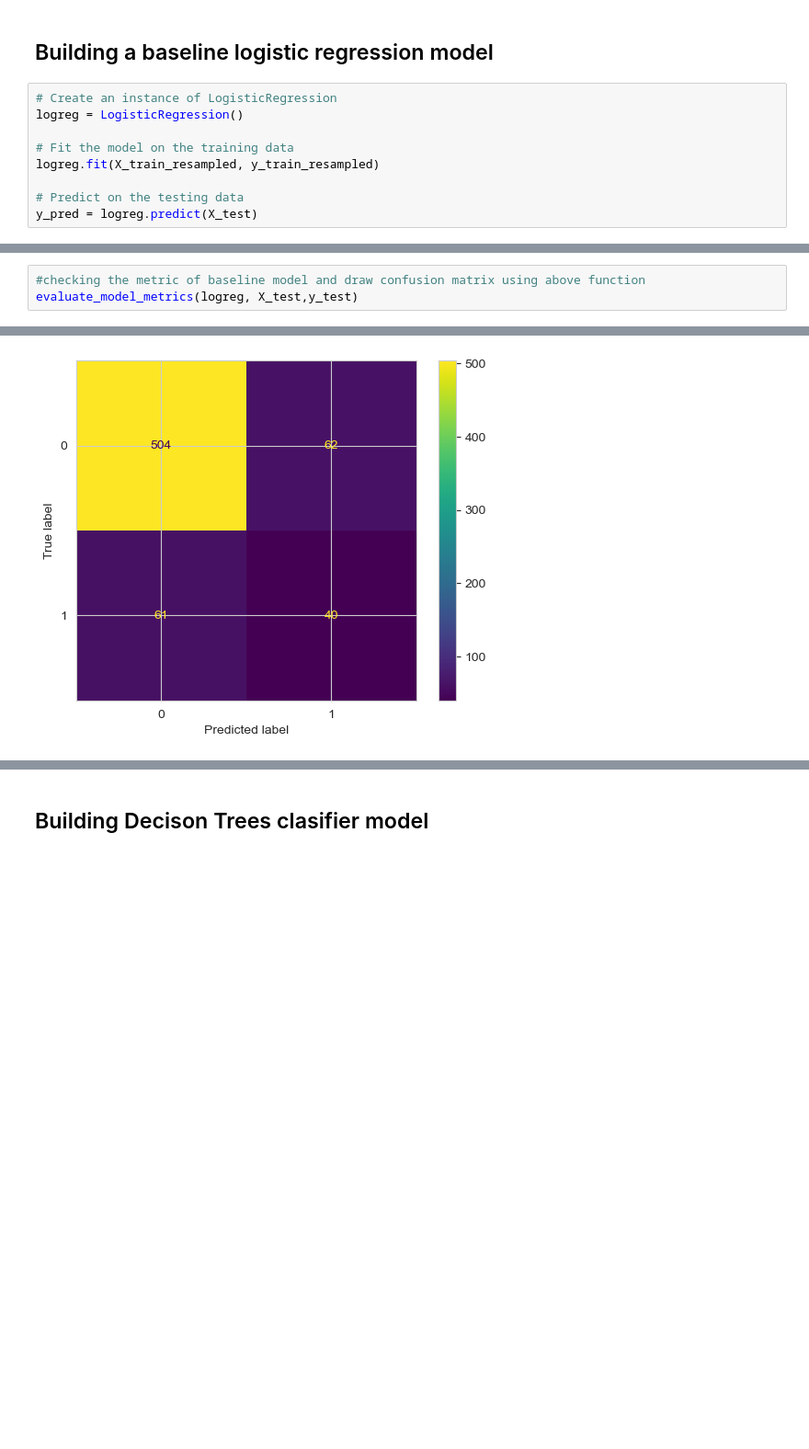
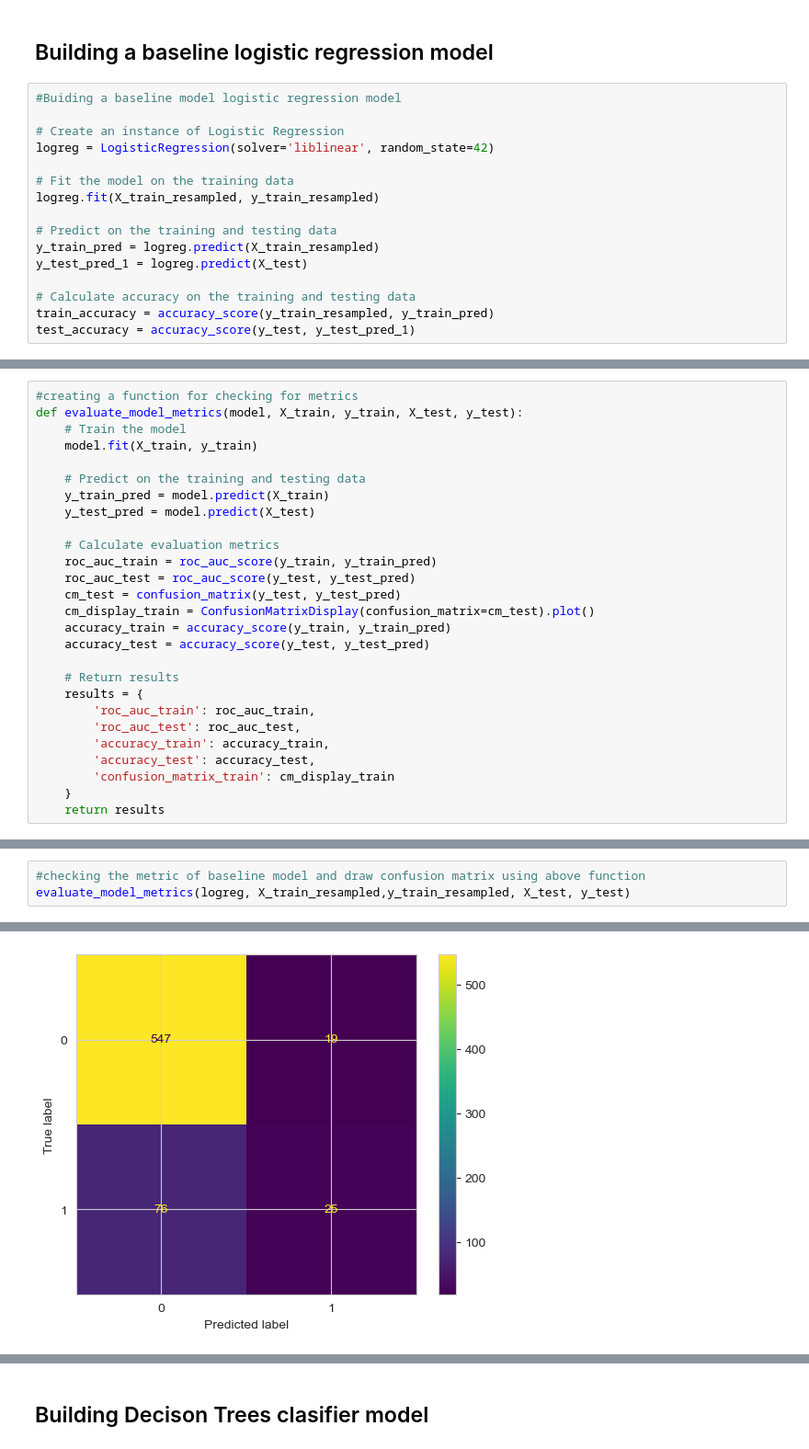
Before and after one commit to nelkemboi/dsc-phase-3-project-v2-3, a Jupyter notebook: customerchurn.ipynb, the cells around one changed output, grey strips where cells are left out. Shown at 92% size. Saved outputs shown, nothing was run; the diff lists cells and outputs as text; blank space fills up the shorter version.

```diff
--- a/customerchurn.ipynb
+++ b/customerchurn.ipynb
@@ -470,11 +472,18 @@ X_train_resampled, y_train_resampled = smote.fit_resample(X_train, y_train)
 # %% [markdown]
 ## Building a baseline logistic regression model
 # %%
-# Create an instance of LogisticRegression
-logreg = LogisticRegression()
+#Buiding a baseline model logistic regression model
+
+# Create an instance of Logistic Regression
+logreg = LogisticRegression(solver='liblinear', random_state=42)
 
 # Fit the model on the training data
 logreg.fit(X_train_resampled, y_train_resampled)
 
-# Predict on the testing data
-y_pred = logreg.predict(X_test)
+# Predict on the training and testing data
+y_train_pred = logreg.predict(X_train_resampled)
+y_test_pred_1 = logreg.predict(X_test)
+
+# Calculate accuracy on the training and testing data
+train_accuracy = accuracy_score(y_train_resampled, y_train_pred)
+test_accuracy = accuracy_score(y_test, y_test_pred_1)
@@ -499,3 +490,30 @@ def evaluate_model_metrics(model, X_test, y_test):
+# %%
+#creating a function for checking for metrics
+def evaluate_model_metrics(model, X_train, y_train, X_test, y_test):
+    # Train the model
+    model.fit(X_train, y_train)
+
+    # Predict on the training and testing data
+    y_train_pred = model.predict(X_train)
+    y_test_pred = model.predict(X_test)
+
+    # Calculate evaluation metrics
+    roc_auc_train = roc_auc_score(y_train, y_train_pred)
+    roc_auc_test = roc_auc_score(y_test, y_test_pred)
+    cm_test = confusion_matrix(y_test, y_test_pred)
+    cm_display_train = ConfusionMatrixDisplay(confusion_matrix=cm_test).plot()
+    accuracy_train = accuracy_score(y_train, y_train_pred)
+    accuracy_test = accuracy_score(y_test, y_test_pred)
+
+    # Return results
+    results = {
+        'roc_auc_train': roc_auc_train,
+        'roc_auc_test': roc_auc_test,
+        'accuracy_train': accuracy_train,
+        'accuracy_test': accuracy_test,
+        'confusion_matrix_train': cm_display_train
+    }
+    return results
 # %%
 #creating a function for checking for classification report
 
@@ -531,5 +550,5 @@ generate_classification_report(y_test, y_pred)
 * Based on these metrics, it appears that the model performs relatively better for class 0 compared to class 1
 # %%
 #checking the metric of baseline model and draw confusion matrix using above function
-evaluate_model_metrics(logreg, X_test,y_test)
+evaluate_model_metrics(logreg, X_train_resampled,y_train_resampled, X_test, y_test)
 # %% [output]
@@ -539,2 +560,2 @@ evaluate_model_metrics(logreg, X_test,y_test)
-[figure, old version]
+[figure, new version]
 # %% [markdown]
```
Also changed, not shown: parts of 34 cells of this notebook.
